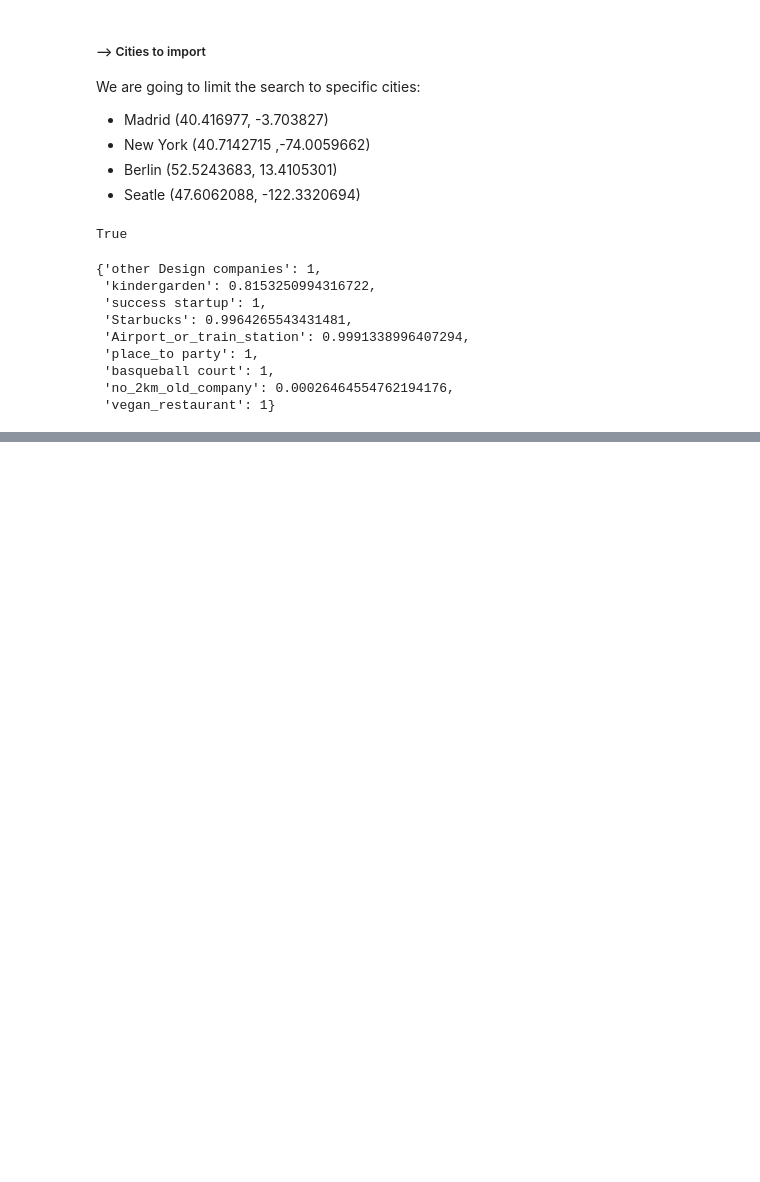
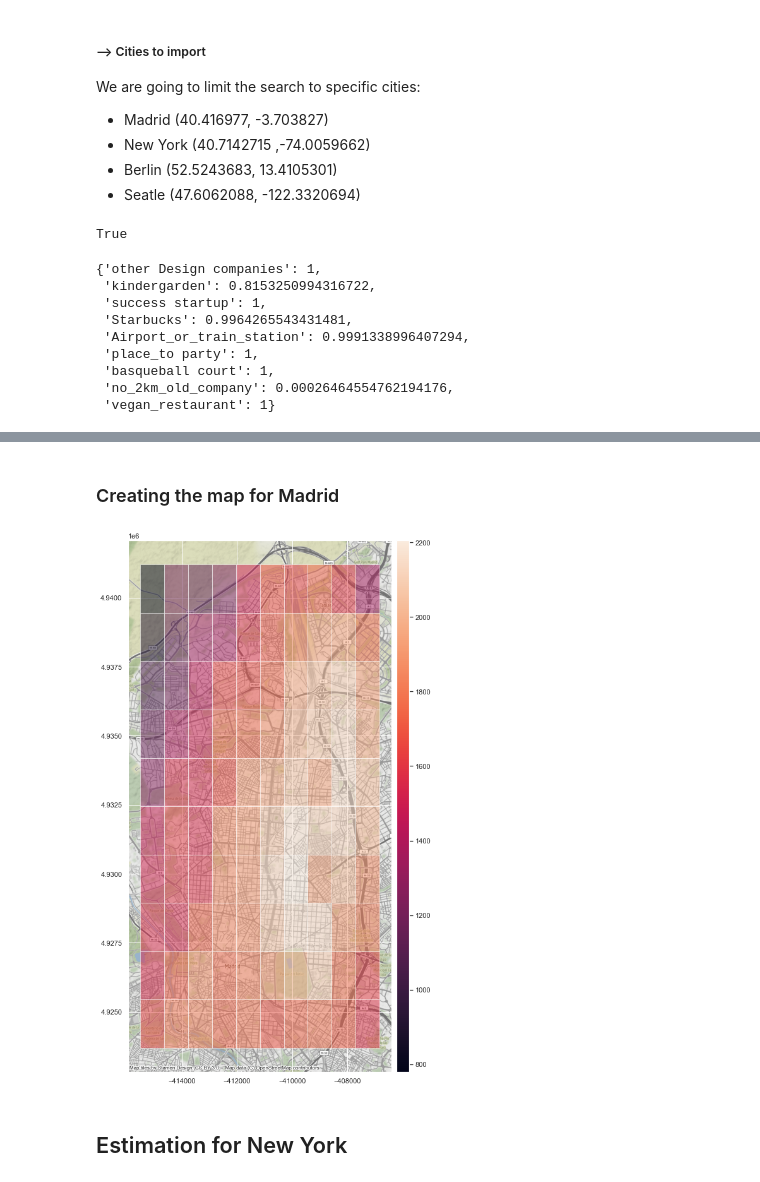
Before and after one commit to yuvtorres/focus-lugar, a Jupyter notebook: main.ipynb, the cells around one changed output, grey strips where cells are left out. Drawn from its saved outputs; the diff is of its cells as text; code cells hidden in the pictures; blank space fills up the shorter version.

```diff
--- a/main.ipynb
+++ b/main.ipynb
@@ -303,0 +470,2 @@ TypeError: valor() takes 0 positional arguments but 1 was given
+# %% [markdown]
+### Creating the map for Madrid
@@ -303,0 +477,15 @@ TypeError: valor() takes 0 positional arguments but 1 was given
+# %%
+from mpl_toolkits.axes_grid1 import make_axes_locatable
+df1=gpd.read_file('madrid_json.json')
+df1 = df1.to_crs(epsg=3857)
+
+fig,ax1=plt.subplots(1, 1)
+divider = make_axes_locatable(ax1)
+cax = divider.append_axes("right", size="5%", pad=0.1)
+ax1=df1.plot(column='valor', alpha=0.5, ax=ax1,legend=True, cax=cax)
+fig.set_size_inches(10.5, 15.5)
+ctx.add_basemap(ax1)
+# %% [output]
+[figure, added]
+# %% [markdown]
+## Estimation for New York
```
Also changed, not shown: parts of 17 cells of this notebook, 3 other files.
